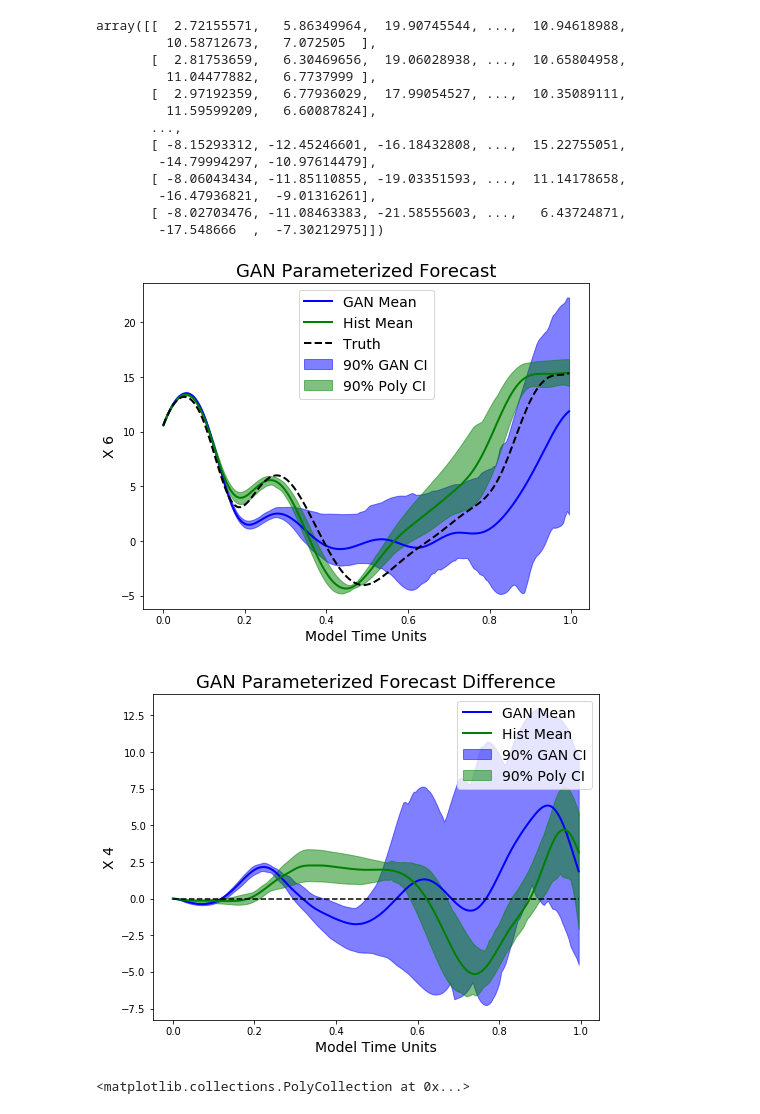
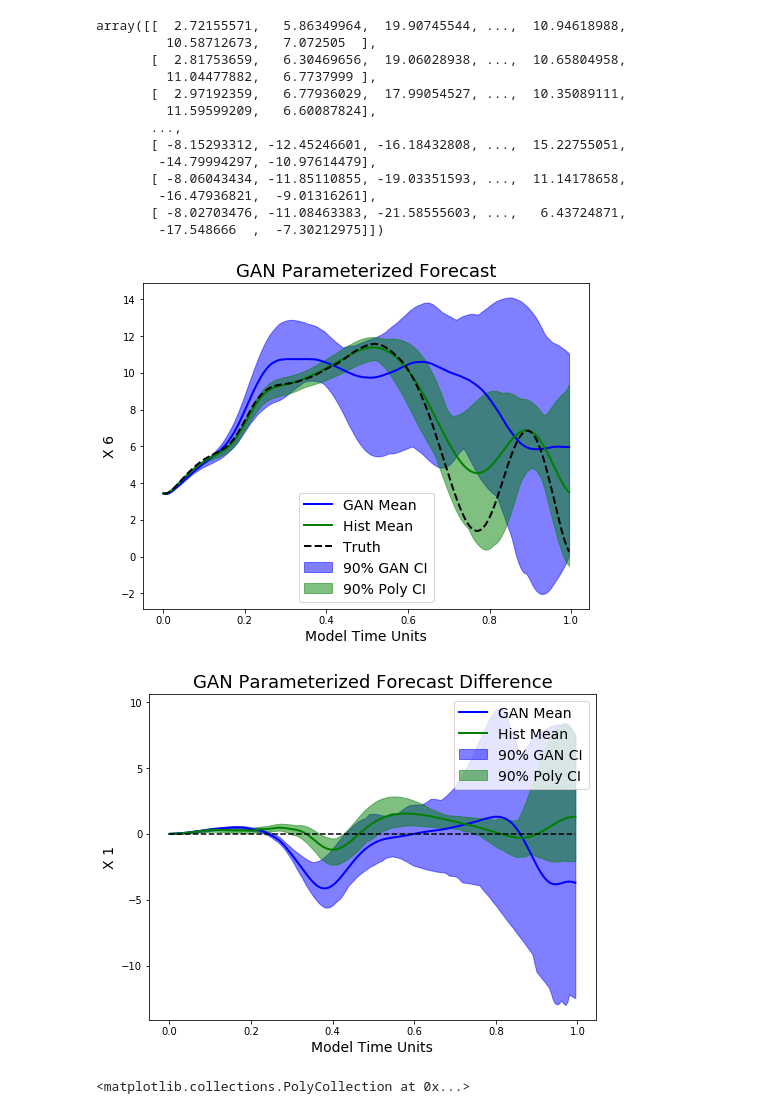
Before and after one commit to djgagne/lorenz_gan, a Jupyter notebook: notebooks/lorenz_gan_eval.ipynb, the cells around one changed output. Cells and saved outputs as stored; diff of their text form; code cells hidden in the pictures.

```diff
--- a/notebooks/lorenz_gan_eval.ipynb
+++ b/notebooks/lorenz_gan_eval.ipynb
@@ -317,11 +319,14 @@ plt.savefig("../exp/y_gan_correlations.png", dpi=200, bbox_inches="tight")
 
 The plots below show the different Lorenz GAN forecasts and how they compare with the truth run.
 # %%
-lorenz_data = xr.open_dataset("../exp/lorenz_output.nc")
+lorenz_data = xr.open_dataset("../exp_u/lorenz_output.nc")
 x_vals = lorenz_data["lorenz_x"].values
+step_values = lorenz_data["step"].values
 lorenz_data.close()
+l_start = 1100000
+step_index = np.where(step_values == l_start)[0][0]
 # %%
-num_members = 40
+num_members = 10
 lorenz_gan_forecast_cube = np.zeros((num_members, 200, 8))
 lorenz_poly_forecast_cube = np.zeros((num_members, 200, 8))
 for i in range(num_members):
@@ -387,29 +391,29 @@ array([[  2.72155571,   5.86349964,  19.90745544, ...,  10.94618988,
 # %%
 plt.figure(figsize=(8, 6))
 x_val = 6
 mtu = np.arange(200) / 200
 
 plt.fill_between(mtu,
                  np.percentile(lorenz_gan_forecast_cube[:, :, x_val], 95, axis=0),
                  np.percentile(lorenz_gan_forecast_cube[:, :, x_val], 5, axis=0),
                  color="blue", alpha=0.5, label="90% GAN CI")
 plt.plot(mtu, lorenz_gan_forecast_cube[:, :, x_val].mean(axis=0), color="blue", lw=2, label="GAN Mean")
 plt.fill_between(mtu,
                  np.percentile(lorenz_poly_forecast_cube[:, :, x_val], 95, axis=0),
                  np.percentile(lorenz_poly_forecast_cube[:, :, x_val], 5, axis=0),
                  color="green", alpha=0.5, label="90% Poly CI")
-plt.plot(mtu, lorenz_hist_forecast_cube[:, :, x_val].mean(axis=0), color="green", lw=2, label="Hist Mean")
-plt.plot(mtu, x_vals[100000:100000 + 200, x_val], 'k--', lw=2, label="Truth")
+plt.plot(mtu, lorenz_poly_forecast_cube[:, :, x_val].mean(axis=0), color="green", lw=2, label="Hist Mean")
+plt.plot(mtu, x_vals[step_index:step_index + 200, x_val], 'k--', lw=2, label="Truth")
 plt.xlabel("Model Time Units", fontsize=14)
 plt.ylabel("X {0:d}".format(x_val), fontsize=14)
 plt.legend(loc=0, fontsize=14)
 plt.title("GAN Parameterized Forecast", fontsize=18)
-plt.savefig("../exp/lorenz_forecast_ts.png", dpi=200, bbox_inches="tight")
+plt.savefig("../exp_u/lorenz_forecast_ts.png", dpi=200, bbox_inches="tight")
 # %% [output]
-[figure, old version]
+[figure, new version]
 # %%
 plt.figure(figsize=(8, 6))
-x_val = 4
+x_val = 1
 plt.fill_between(mtu,
                  np.percentile(l_gan_fore_diff[:, :, x_val], 95, axis=0),
                  np.percentile(l_gan_fore_diff[:, :, x_val], 5, axis=0),
@@ -427,7 +431,7 @@ plt.legend(loc=0, fontsize=14)
 plt.title("GAN Parameterized Forecast Difference", fontsize=18)
 plt.savefig("../exp/lorenz_forecast_ts_diff.png", dpi=200, bbox_inches="tight")
 # %% [output]
-[figure, old version]
+[figure, new version]
 # %%
 plt.subplots(1, 1, )
 plt.pcolor(lorenz_gan_forecast_cube.std(axis=0))
```
Also changed, not shown: parts of 26 cells of this notebook, 7 other files.
